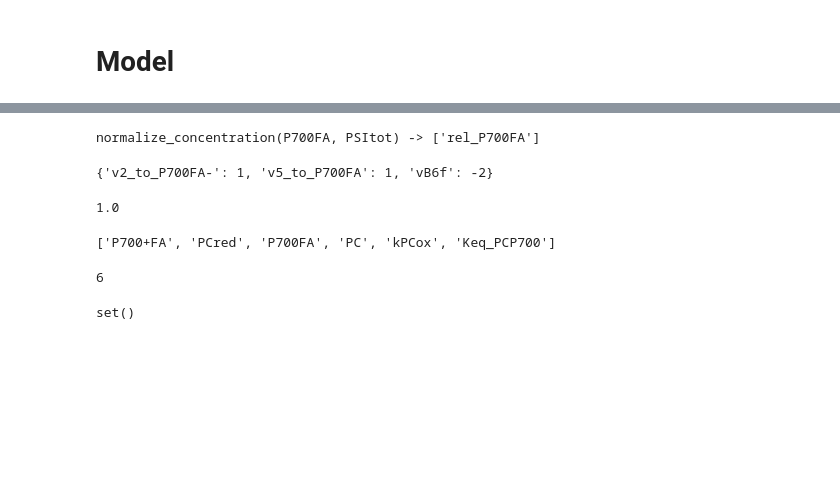
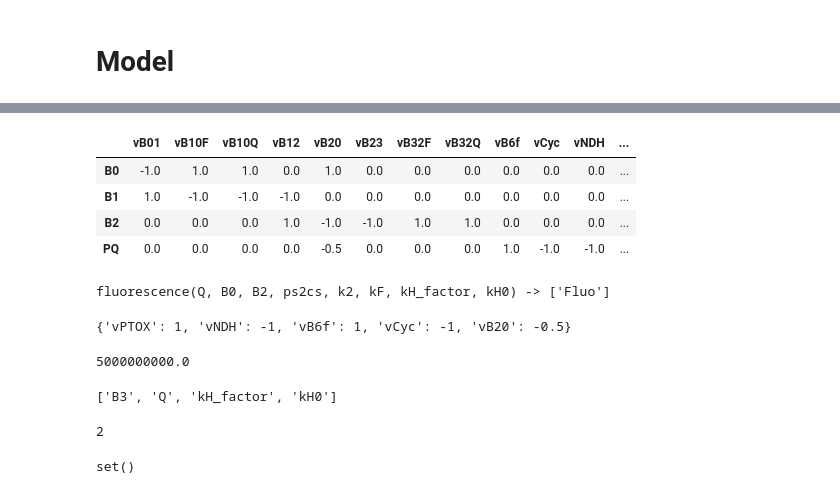
Before and after one commit to A-Potthoff/QTB_modeling, a Jupyter notebook: analyses/tests.ipynb, the cells around one changed output, grey strips where cells are left out. Saved outputs shown, nothing was run; the diff lists cells and outputs as text; code cells hidden in the pictures; blank space fills up the shorter version.

```diff
--- a/analyses/tests.ipynb
+++ b/analyses/tests.ipynb
@@ -42,29 +32,41 @@ succesfully loaded new_PSI :D
+# %%
+stoichio_subset = m.get_stoichiometric_df()
+stoichio_subset = stoichio_subset.loc[["B0", "B1", "B2", "PQ"],:]
+
+#stoichio_subset.loc[(stoichio_subset != 0).any(axis = 1)]
+stoichio_subset.loc[:, (stoichio_subset != 0).any(axis = 0)] # checks in each column, but I want to check in each row
+# %% [output]
+|  | vB01 | vB10F | vB10Q | vB12 | vB20 | vB23 | vB32F | vB32Q | vB6f | vCyc | vNDH | ... |
+| B0 | -1.0 | 1.0 | 1.0 | 0.0 | 1.0 | 0.0 | 0.0 | 0.0 | 0.0 | 0.0 | 0.0 | ... |
+| B1 | 1.0 | -1.0 | -1.0 | -1.0 | 0.0 | 0.0 | 0.0 | 0.0 | 0.0 | 0.0 | 0.0 | ... |
+| B2 | 0.0 | 0.0 | 0.0 | 1.0 | -1.0 | -1.0 | 1.0 | 1.0 | 0.0 | 0.0 | 0.0 | ... |
+| PQ | 0.0 | 0.0 | 0.0 | 0.0 | -0.5 | 0.0 | 0.0 | 0.0 | 1.0 | -1.0 | -1.0 | ... |
 # %%
 #m.get_algebraic_module("P700+FA_alm")
-print(m.get_algebraic_module("rel_P700FA_alm"))
+print(m.get_algebraic_module("fluorescence_alm"))
 #m.get_algebraic_module("rel_P700+FA_alm")
 # %% [output]
-normalize_concentration(P700FA, PSItot) -> ['rel_P700FA']
+fluorescence(Q, B0, B2, ps2cs, k2, kF, kH_factor, kH0) -> ['Fluo']
 # %%
 #m.get_compound_stoichiometry("PC")
-m.get_compound_stoichiometry("PC")
+m.get_compound_stoichiometry("PQ")
 # %% [output]
-{'v2_to_P700FA-': 1, 'v5_to_P700FA': 1, 'vB6f': -2}
+{'vPTOX': 1, 'vNDH': -1, 'vB6f': 1, 'vCyc': -1, 'vB20': -0.5}
 # %%
 #m.get_parameter("k1")
-m.get_parameter("kMehler")
+m.get_parameter("kH_factor")
 # %% [output]
-1.0
+5000000000.0
 # %%
 #m.get_rate_args("v2_to_P700FA-")
-m.get_rate_args("v5_to_P700FA")
+m.get_rate_args("vB32Q")
 # %% [output]
-['P700+FA', 'PCred', 'P700FA', 'PC', 'kPCox', 'Keq_PCP700']
+['B3', 'Q', 'kH_factor', 'kH0']
 # %%
 #m.get_rate_function("v2_to_P700FA-")(1,2,3,4,5,6)
-m.get_rate_function("v4_Mehler")(1,2,3)
+m.get_rate_function("vB32Q")(1,0,1,2)
 # %% [output]
-6
+2
 # %%
 m.check_unused_compounds()
 # %% [output]
```
Also changed, not shown: parts of 4 cells of this notebook, 9 other files.
